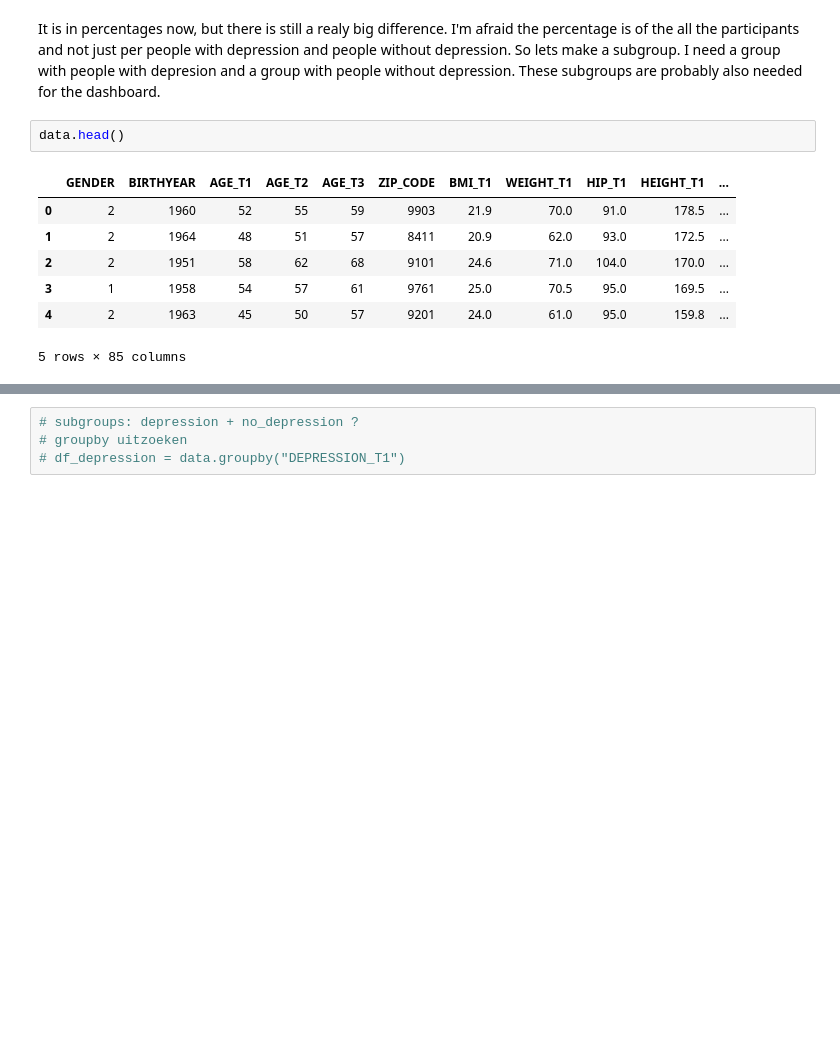
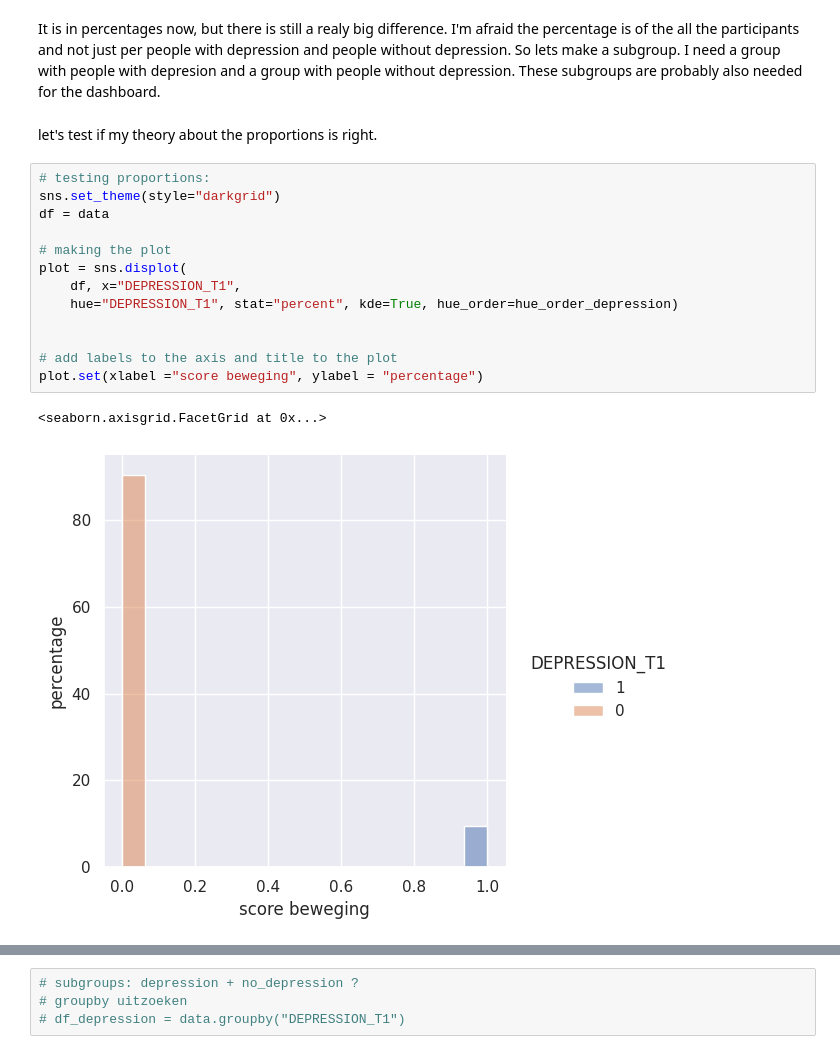
Before and after one commit to irisineke/Lifelines, a Jupyter notebook: logboek.ipynb, the cells around one changed output, grey strips where cells are left out. Cells and saved outputs as stored; diff of their text form; blank space fills up the shorter version.

```diff
--- a/logboek.ipynb
+++ b/logboek.ipynb
@@ -206,13 +213,21 @@ plot.set(xlabel ="score beweging", ylabel = "percentage")
 # %% [markdown]
 It is in percentages now, but there is still a realy big difference. I'm afraid the percentage is of the all the participants and not just per people with depression and people without depression.
 So lets make a subgroup. I need a group with people with depresion and a group with people without depression. These subgroups are probably also needed for the dashboard.
-# %%
-data.head()
-# %% [output]
-|  | GENDER | BIRTHYEAR | AGE_T1 | AGE_T2 | AGE_T3 | ZIP_CODE | BMI_T1 | WEIGHT_T1 | HIP_T1 | HEIGHT_T1 | ... |
-| 0 | 2 | 1960 | 52 | 55 | 59 | 9903 | 21.9 | 70.0 | 91.0 | 178.5 | ... |
-| 1 | 2 | 1964 | 48 | 51 | 57 | 8411 | 20.9 | 62.0 | 93.0 | 172.5 | ... |
-| 2 | 2 | 1951 | 58 | 62 | 68 | 9101 | 24.6 | 71.0 | 104.0 | 170.0 | ... |
-| 3 | 1 | 1958 | 54 | 57 | 61 | 9761 | 25.0 | 70.5 | 95.0 | 169.5 | ... |
-| 4 | 2 | 1963 | 45 | 50 | 57 | 9201 | 24.0 | 61.0 | 95.0 | 159.8 | ... |
-5 rows × 85 columns
+# %% [markdown]
+let's test if my theory about the proportions is right.
+# %%
+# testing proportions:
+sns.set_theme(style="darkgrid")
+df = data
+
+# making the plot
+plot = sns.displot(
+    df, x="DEPRESSION_T1",
+    hue="DEPRESSION_T1", stat="percent", kde=True, hue_order=hue_order_depression)
+
+
+# add labels to the axis and title to the plot
+plot.set(xlabel ="score beweging", ylabel = "percentage")
+# %% [output]
+<seaborn.axisgrid.FacetGrid at 0x...>
+[figure, added]
```
Also changed, not shown: parts of 18 cells of this notebook.
